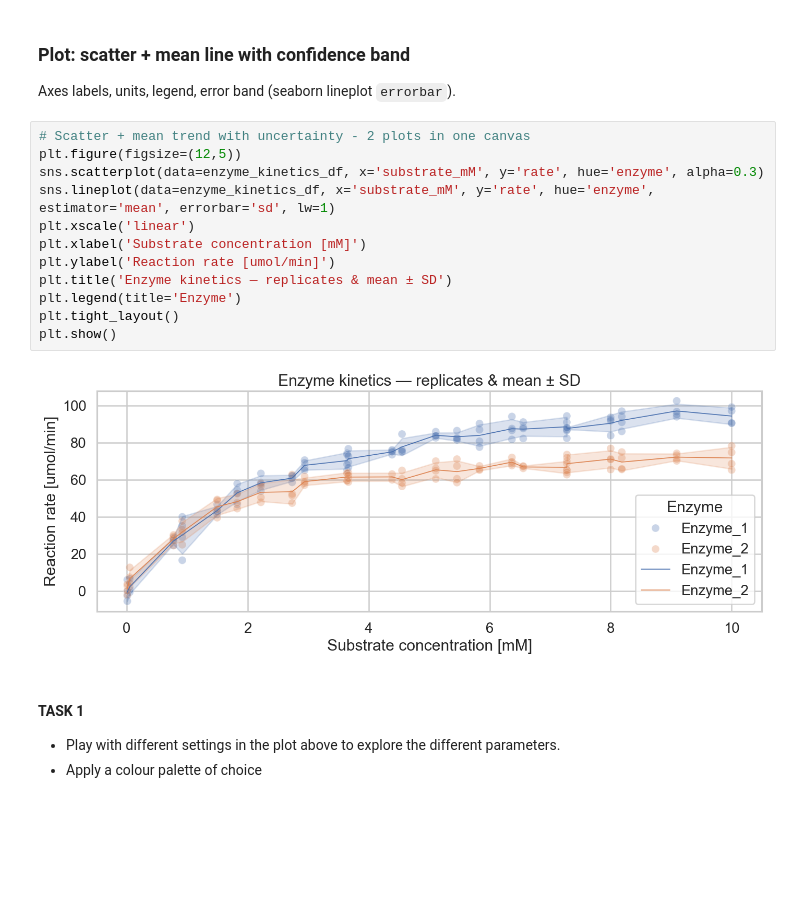
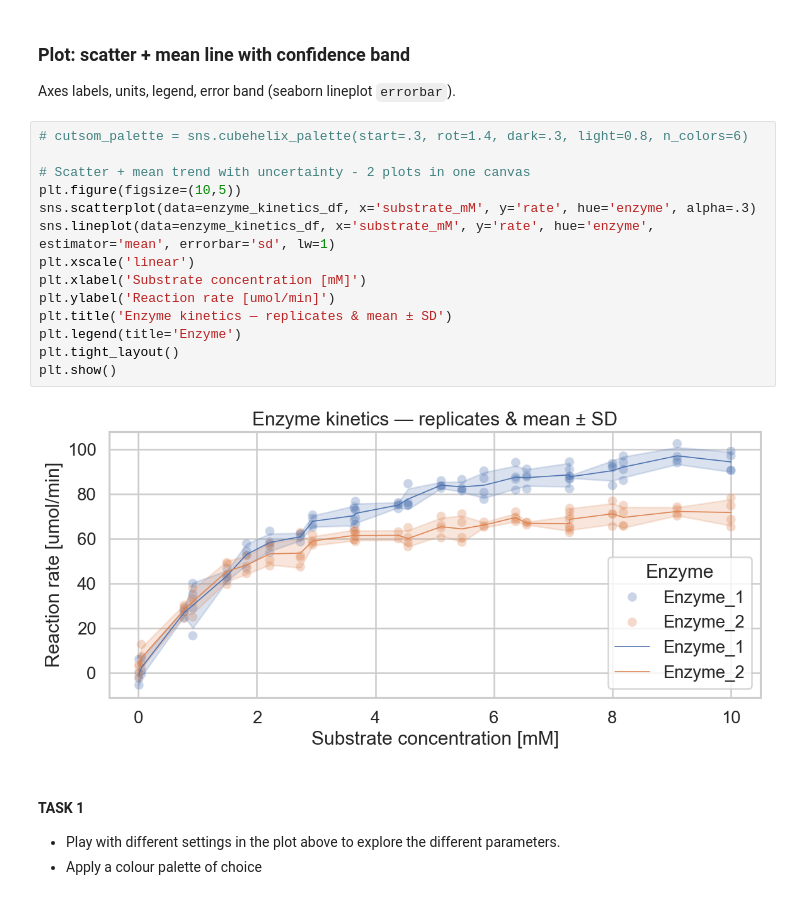
Before and after one commit to mircodill/DSA103, a Jupyter notebook: LifeScienceData/lecture18/visualisation.ipynb, the cells around one changed output. Cells and saved outputs as stored; diff of their text form; blank space fills up the shorter version.

Commit message:
lectures 18/19 visualization bearbeitet

```diff
--- a/LifeScienceData/lecture18/visualisation.ipynb
+++ b/LifeScienceData/lecture18/visualisation.ipynb
@@ -35,19 +35,21 @@ memory usage: 6.1+ KB
 ### Plot: scatter + mean line with confidence band
 Axes labels, units, legend, error band (seaborn lineplot `errorbar`).
 # %%
+# cutsom_palette = sns.cubehelix_palette(start=.3, rot=1.4, dark=.3, light=0.8, n_colors=6)
+
 # Scatter + mean trend with uncertainty - 2 plots in one canvas
-plt.figure(figsize=(12,5))
-sns.scatterplot(data=enzyme_kinetics_df, x='substrate_mM', y='rate', hue='enzyme', alpha=0.3)
+plt.figure(figsize=(10,5))
+sns.scatterplot(data=enzyme_kinetics_df, x='substrate_mM', y='rate', hue='enzyme', alpha=.3)
 sns.lineplot(data=enzyme_kinetics_df, x='substrate_mM', y='rate', hue='enzyme', estimator='mean', errorbar='sd', lw=1)
 plt.xscale('linear')
 plt.xlabel('Substrate concentration [mM]')
 plt.ylabel('Reaction rate [umol/min]')
 plt.title('Enzyme kinetics — replicates & mean ± SD')
 plt.legend(title='Enzyme')
 plt.tight_layout()
 plt.show()
 # %% [output]
-[figure, old version]
+[figure, new version]
 # %% [markdown]
 #### TASK 1
 - Play with different settings in the plot above to explore the different parameters.
```
Also changed, not shown: parts of 6 cells of this notebook, 4 other files.
